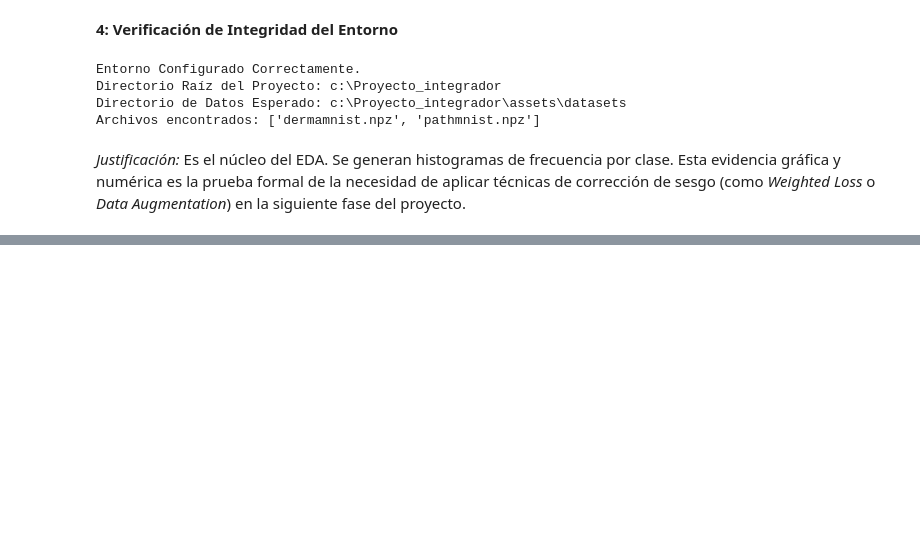
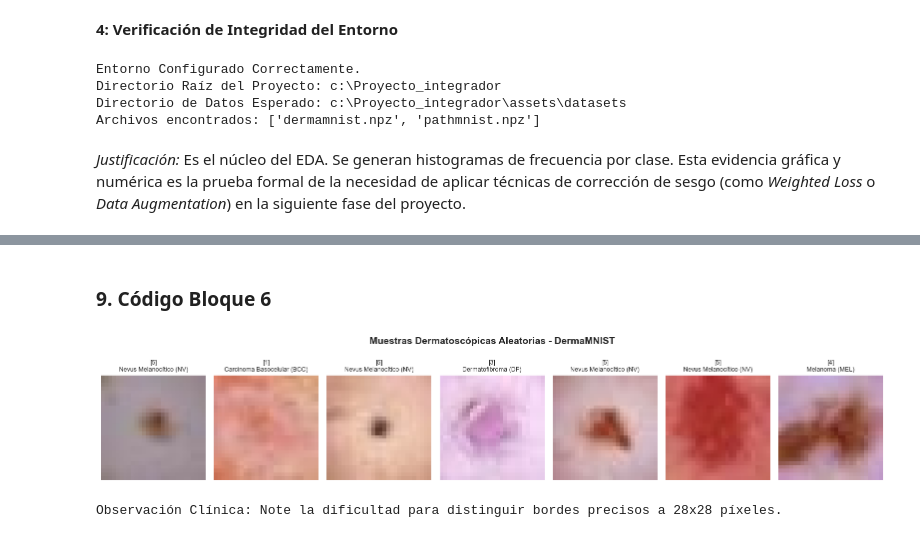
Before and after one commit to corycontrerascedi-max/ProyectoIntegrador, a Jupyter notebook: notebooks/EDA.ipynb, the cells around one changed output, grey strips where cells are left out. Saved outputs shown, nothing was run; the diff lists cells and outputs as text; code cells hidden in the pictures; blank space fills up the shorter version.

```diff
--- a/notebooks/EDA.ipynb
+++ b/notebooks/EDA.ipynb
@@ -74,0 +271,20 @@ Archivos encontrados: ['dermamnist.npz', 'pathmnist.npz']
+# %%
+# --- BLOQUE 5: Ejecución de Carga (DermaMNIST - Objetivo) ---
+
+print("--- 2. Carga del Dataset Reto (DermaMNIST) ---")
+
+# Reutilizamos la función modular definida en el Bloque 2
+x_derma, y_derma = cargar_y_validar_dataset('dermamnist.npz')
+
+# Validación de consistencia
+if x_derma is not None:
+    print("\n ÉXITO: Dataset dermatológico cargado en memoria.")
+
+    # Comparativa rápida de volumen (Dato clave para tu reporte)
+    n_control = len(x_path)
+    n_derma = len(x_derma)
+    ratio = n_control / n_derma
+    print(f"ANÁLISIS DE VOLUMEN: Tenemos {ratio:.1f} veces MENOS datos de piel que de control.")
+    print("   Esto confirma la necesidad de técnicas de Regularización y Data Augmentation.")
+else:
+    print("\n ERROR: No se pudo cargar dermamnist.npz. Verifica que el archivo esté en 'assets/datasets'.")
@@ -74,0 +304,46 @@ Archivos encontrados: ['dermamnist.npz', 'pathmnist.npz']
+# %% [markdown]
+### 9. Código Bloque 6
+# %%
+# --- BLOQUE 6: Visualización de Muestras Dermatoscópicas ---
+
+# 1. Definición de Taxonomía (Diccionario Oficial DermaMNIST/HAM10000)
+# Fuente: Tschandl et al., 2018
+derma_labels = {
+    0: 'Queratosis Actínica (AKIEC)',
+    1: 'Carcinoma Basocelular (BCC)',
+    2: 'Queratosis Benigna (BKL)',
+    3: 'Dermatofibroma (DF)',
+    4: 'Melanoma (MEL)',
+    5: 'Nevus Melanocítico (NV)',
+    6: 'Lesión Vascular (VASC)'
+}
+
+# 2. Configuración del Grid
+fig, axes = plt.subplots(1, 7, figsize=(16, 3))
+fig.suptitle("Muestras Dermatoscópicas Aleatorias - DermaMNIST", y=1.05, fontsize=14, fontweight='bold')
+
+# 3. Muestreo Aleatorio
+# Seleccionamos 7 muestras al azar (una para cada subplot, aunque se repitan clases)
+indices_random = np.random.choice(len(x_derma), 7, replace=False)
+
+# 4. Renderizado
+for i, idx in enumerate(indices_random):
+    img_tensor = x_derma[idx]
+    label_idx = y_derma[idx][0]
+
+    nombre_lesion = derma_labels.get(label_idx, "Desconocido")
+
+    # Ploteo (Sin interpolación para ver la data real)
+    axes[i].imshow(img_tensor)
+    axes[i].axis('off')
+
+    # Título: Código y Nombre con salto de línea para legibilidad
+    axes[i].set_title(f"[{label_idx}]\n{nombre_lesion}", fontsize=9)
+
+plt.tight_layout()
+plt.show()
+
+print("Observación Clínica: Note la dificultad para distinguir bordes precisos a 28x28 píxeles.")
+# %% [output]
+[figure, added]
+Observación Clínica: Note la dificultad para distinguir bordes precisos a 28x28 píxeles.
```
Also changed, not shown: parts of 17 cells of this notebook.
